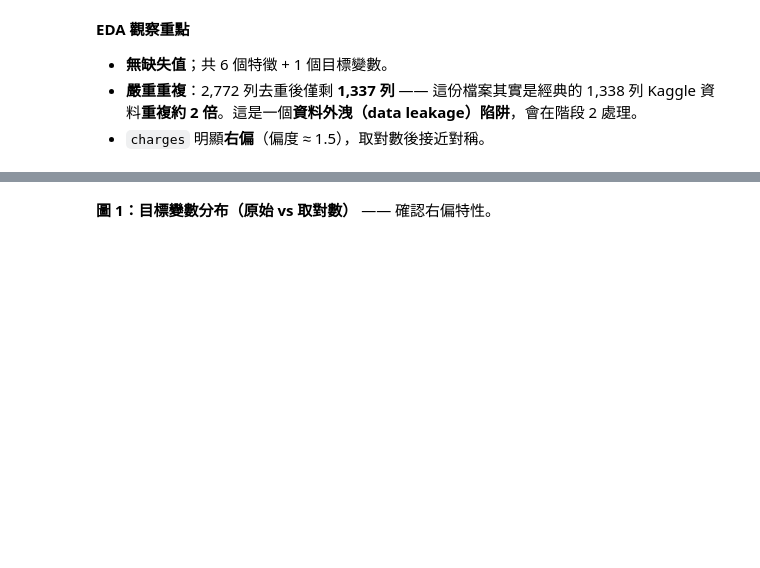
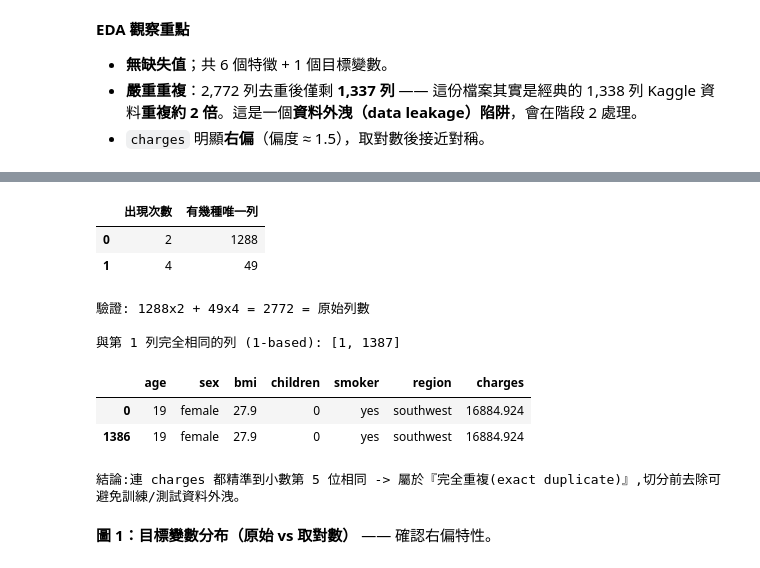
Before and after one commit to darry01291/DSF-Final-Project, a Jupyter notebook: medical_insurance_project/醫療保險費用預測_作業.ipynb, the cells around one changed output, grey strips where cells are left out. Cells and saved outputs as stored; diff of their text form; code cells hidden in the pictures; blank space fills up the shorter version.

```diff
--- a/medical_insurance_project/醫療保險費用預測_作業.ipynb
+++ b/medical_insurance_project/醫療保險費用預測_作業.ipynb
@@ -98,3 +106,29 @@ dtype: int64
+# %%
+# (1) 每個唯一列出現次數的分布
+dup_profile = df.value_counts().value_counts().sort_index()
+dup_profile = dup_profile.rename_axis("出現次數").reset_index(name="有幾種唯一列")
+display(dup_profile)
+print("驗證:", " + ".join(f"{r['有幾種唯一列']}x{r['出現次數']}" for _, r in dup_profile.iterrows()),
+      "=", int((dup_profile["出現次數"]*dup_profile["有幾種唯一列"]).sum()), "= 原始列數")
+
+# (2) 以第 1 列為例,找出與它「七欄完全相同」的所有列
+row0 = df.iloc[0]
+same = df.index[(df == row0).all(axis=1)].tolist()
+print("\n與第 1 列完全相同的列 (1-based):", [i+1 for i in same])
+display(df.loc[same])
+print("結論:連 charges 都精準到小數第 5 位相同 -> 屬於『完全重複(exact duplicate)』,"
+      "切分前去除可避免訓練/測試資料外洩。")
+# %% [output]
+|  | 出現次數 | 有幾種唯一列 |
+| 0 | 2 | 1288 |
+| 1 | 4 | 49 |
+驗證: 1288x2 + 49x4 = 2772 = 原始列數
+
+與第 1 列完全相同的列 (1-based): [1, 1387]
+|  | age | sex | bmi | children | smoker | region | charges |
+| 0 | 19 | female | 27.9 | 0 | yes | southwest | 16884.924 |
+| 1386 | 19 | female | 27.9 | 0 | yes | southwest | 16884.924 |
+結論:連 charges 都精準到小數第 5 位相同 -> 屬於『完全重複(exact duplicate)』,切分前去除可避免訓練/測試資料外洩。
 # %% [markdown]
 **圖 1：目標變數分布（原始 vs 取對數）** —— 確認右偏特性。
 # %%
```
Also changed, not shown: parts of 1 cell of this notebook, 1 other file.
